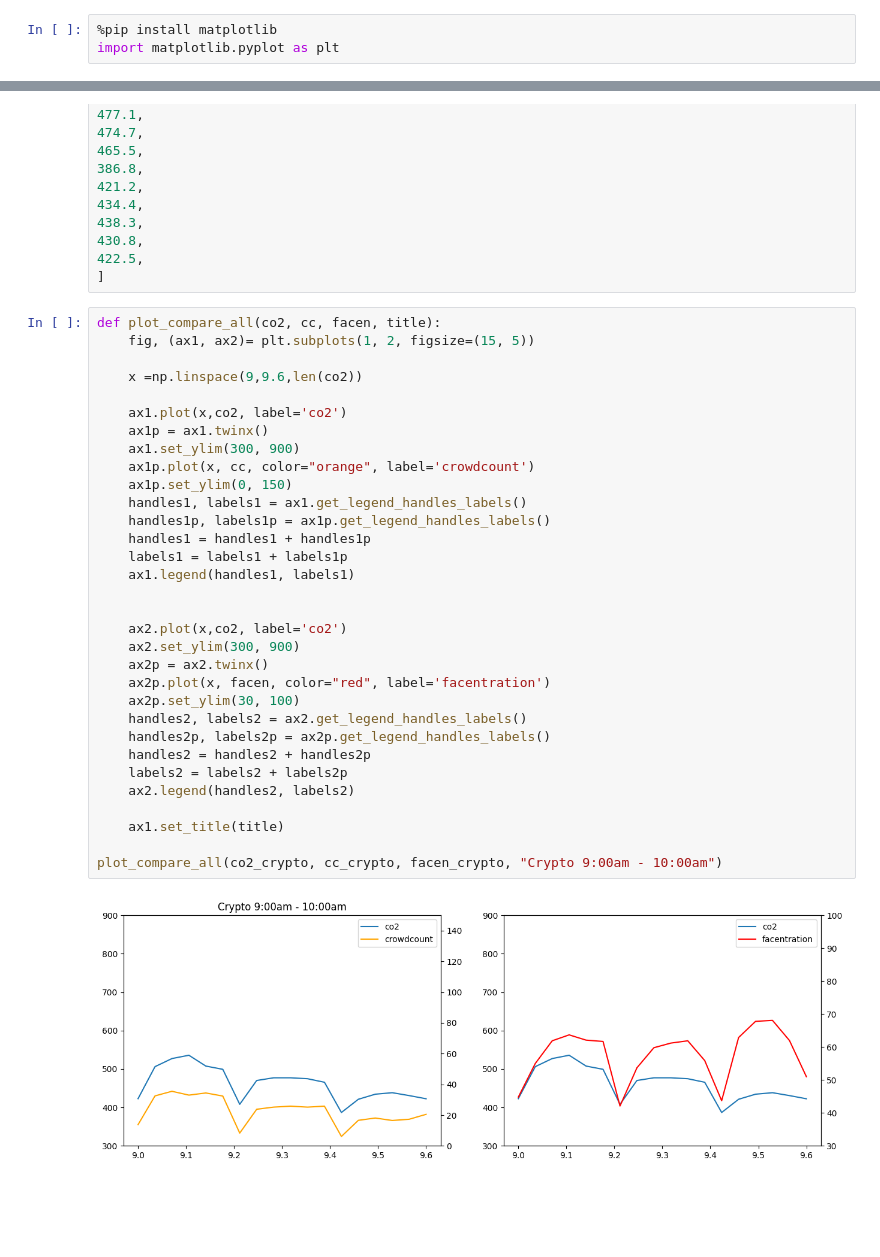
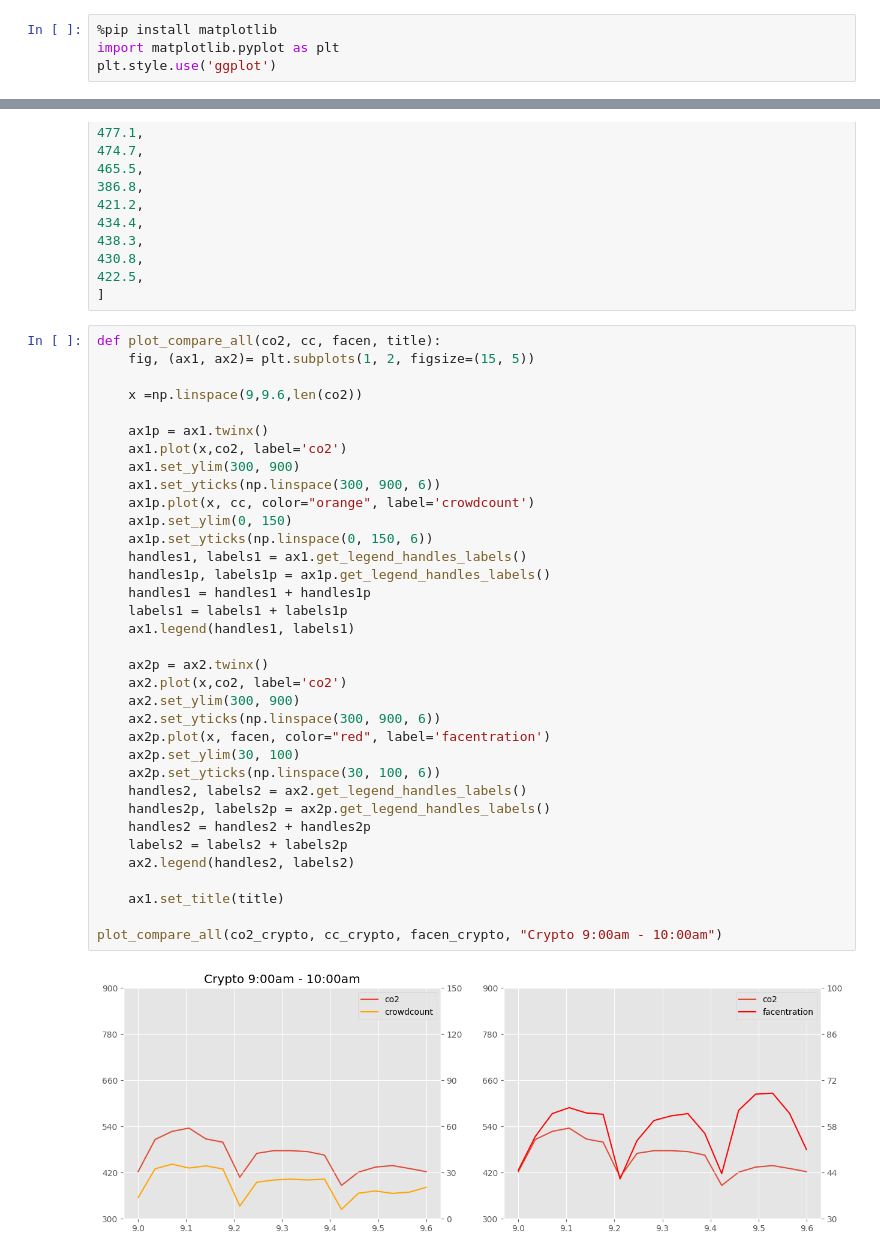
Before and after one commit to jr919cam/Part-II-Project, a Jupyter notebook: discoveryPhase/comparisons.ipynb, the cells around one changed output, grey strips where cells are left out. Cells and saved outputs as stored; diff of their text form; blank space fills up the shorter version.

```diff
--- a/discoveryPhase/comparisons.ipynb
+++ b/discoveryPhase/comparisons.ipynb
@@ -1,4 +1,5 @@
 # %%
 %pip install matplotlib
 import matplotlib.pyplot as plt
+plt.style.use('ggplot')
 # %% [output]
@@ -85,37 +86,40 @@ co2_crypto = [
 # %%
 def plot_compare_all(co2, cc, facen, title):
     fig, (ax1, ax2)= plt.subplots(1, 2, figsize=(15, 5))
 
     x =np.linspace(9,9.6,len(co2))
 
+    ax1p = ax1.twinx()
     ax1.plot(x,co2, label='co2')
-    ax1p = ax1.twinx()
     ax1.set_ylim(300, 900)
+    ax1.set_yticks(np.linspace(300, 900, 6))
     ax1p.plot(x, cc, color="orange", label='crowdcount')
     ax1p.set_ylim(0, 150)
+    ax1p.set_yticks(np.linspace(0, 150, 6))
     handles1, labels1 = ax1.get_legend_handles_labels()
     handles1p, labels1p = ax1p.get_legend_handles_labels()
     handles1 = handles1 + handles1p
     labels1 = labels1 + labels1p
     ax1.legend(handles1, labels1)
 
-
+    ax2p = ax2.twinx()
     ax2.plot(x,co2, label='co2')
     ax2.set_ylim(300, 900)
-    ax2p = ax2.twinx()
+    ax2.set_yticks(np.linspace(300, 900, 6))
     ax2p.plot(x, facen, color="red", label='facentration')
     ax2p.set_ylim(30, 100)
+    ax2p.set_yticks(np.linspace(30, 100, 6))
     handles2, labels2 = ax2.get_legend_handles_labels()
     handles2p, labels2p = ax2p.get_legend_handles_labels()
     handles2 = handles2 + handles2p
     labels2 = labels2 + labels2p
     ax2.legend(handles2, labels2)
 
     ax1.set_title(title)
 
 plot_compare_all(co2_crypto, cc_crypto, facen_crypto, "Crypto 9:00am - 10:00am")
 # %% [output]
-[figure, old version]
+[figure, new version]
 # %%
 cc_compiler = [
     58.3,
```
Also changed, not shown: parts of 14 cells of this notebook.
